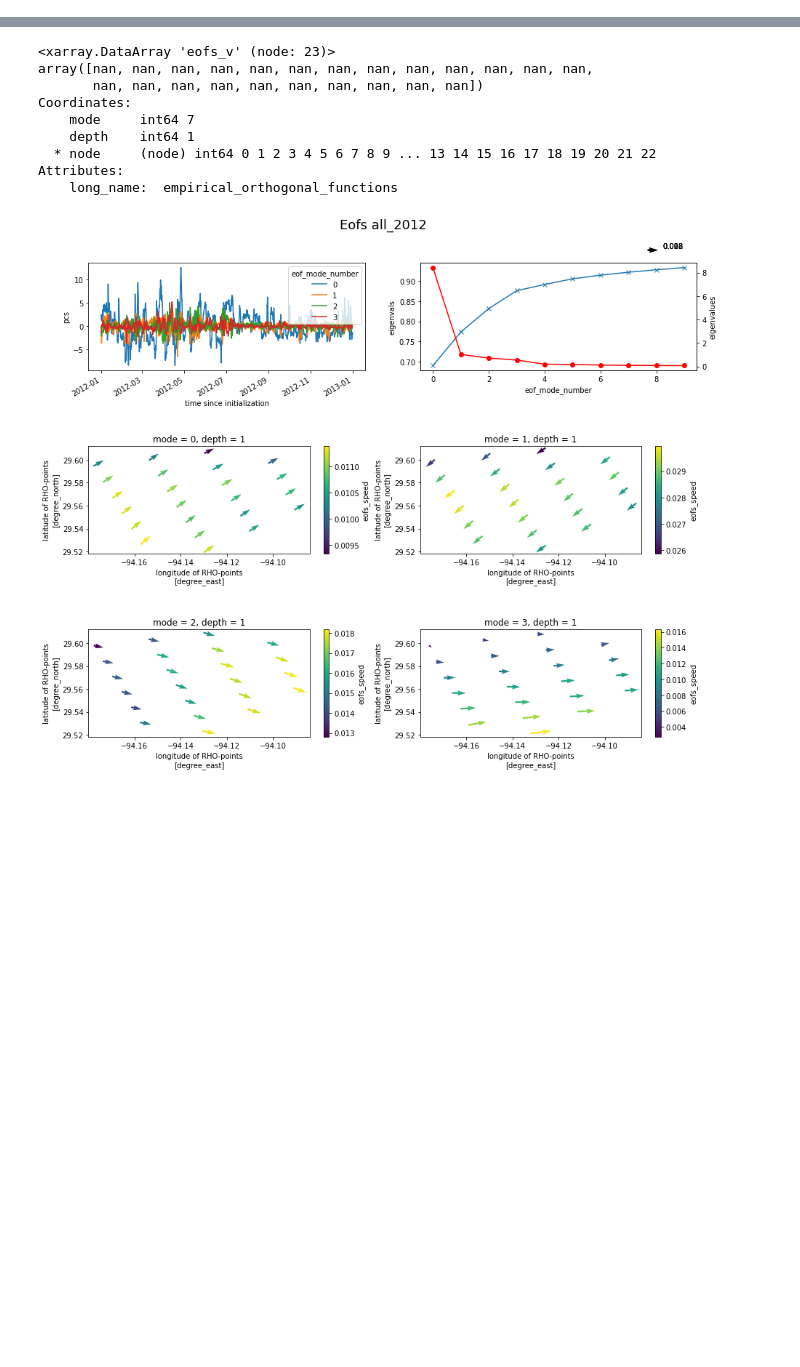
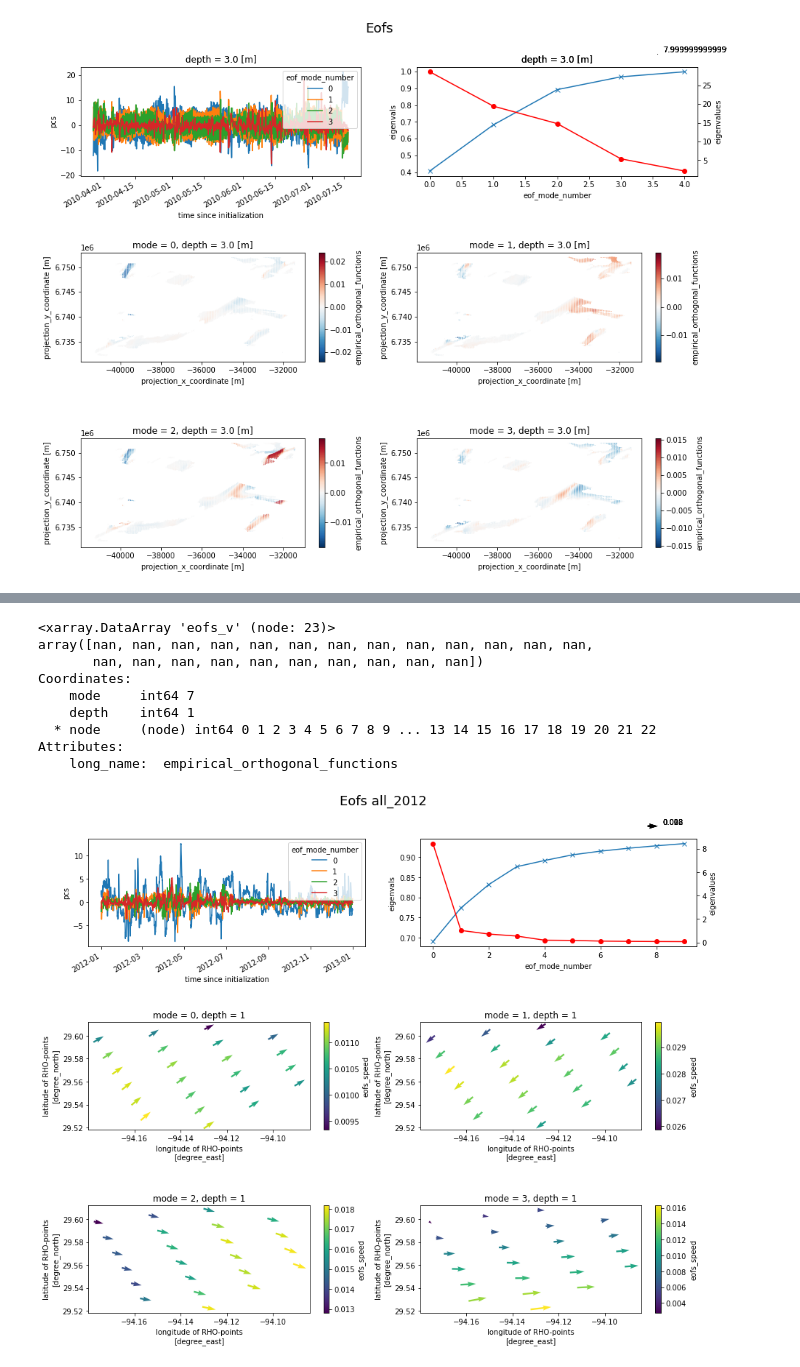
Before and after one commit to galendal/FACTS, a Jupyter notebook: eof_GA.ipynb, the cells around one changed output, grey strips where cells are left out. Drawn from its saved outputs; the diff is of its cells as text; code cells hidden in the pictures; blank space fills up the shorter version.

```diff
--- a/eof_GA.ipynb
+++ b/eof_GA.ipynb
@@ -41,12 +42,12 @@ def plot_eofs(res,name='',save_dir='',save=False):
     plt.subplots_adjust(hspace=0.7)
     fig.suptitle("Eofs" + name, fontsize=18, y=0.95)
     axes=axs.ravel()
-    res.pcs.isel(mode=[0,1,2,3]).plot.line(x='ocean_time',ax=axes[0])
+    res.pcs.isel(mode=[0,1,2,3]).plot.line(x='time',ax=axes[0])
     (res.eigenvals[0:10].cumsum()/res.eigenvals.sum()).plot(marker='x',ax=axes[1])
     res.eigenvals[0:10].plot(marker='o',color='r',ax=axes[1].twinx())
 
     for mode in np.arange(4):
-        res.isel(mode=mode,depth=1).plot.quiver(x='lon',y='lat' ,u='eofs_u', v='eofs_v',hue='eofs_speed',ax=axes[mode+2])
+        res.isel(mode=mode).where(res.land_binary_mask==0).plot.quiver(x='X',y='Y' ,u='u', v='v',hue='u',ax=axes[mode+2])
 
     if save:
         plt.savefig(save_dir+name+'.jpg')
@@ -144,0 +104,4 @@ Coordinates:
+# %%
+plot_eofs(res)
+# %% [output]
+[figure, added]
```
Also changed, not shown: parts of 15 cells of this notebook.
